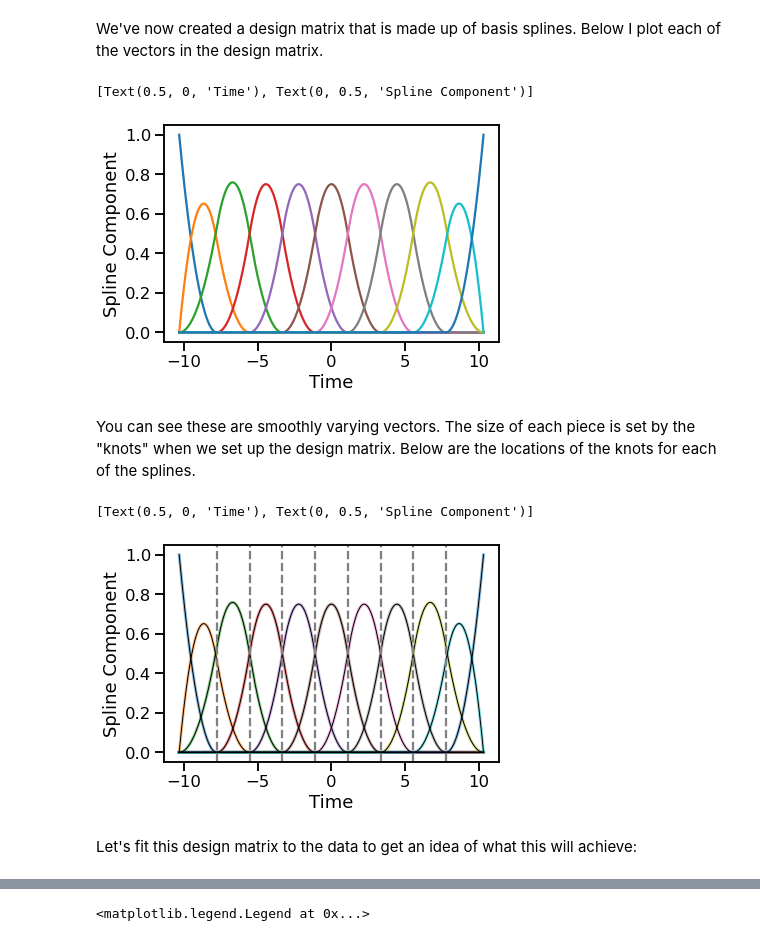
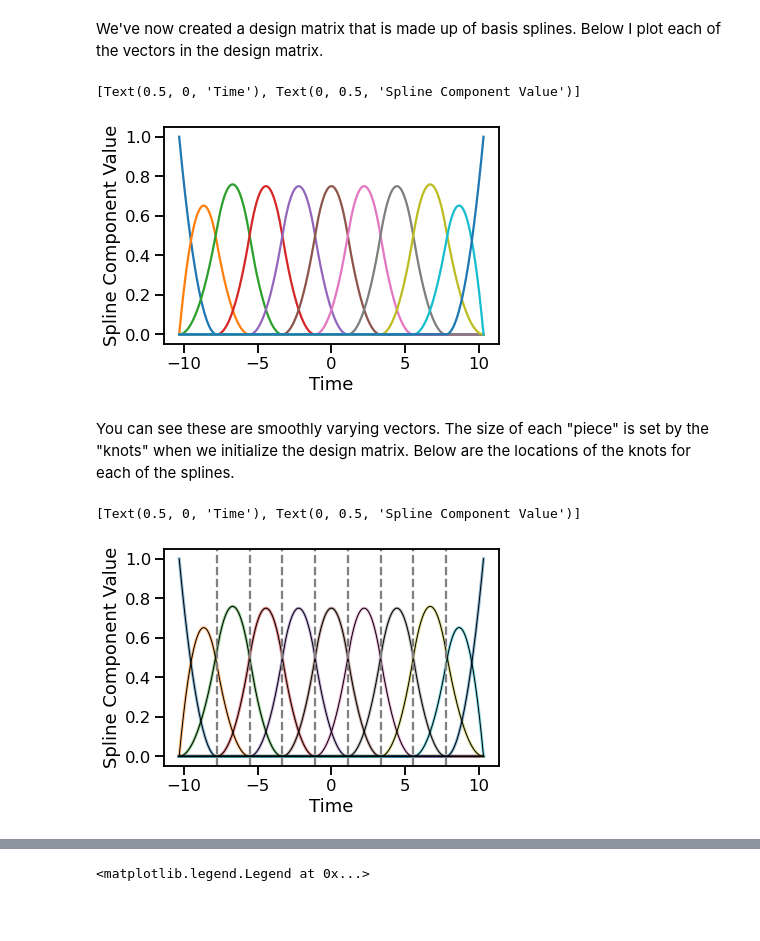
Before and after one commit to christinahedges/BuildingFastLinearModels, a Jupyter notebook: docs/1-3_real-life-linear-models.ipynb, the cells around one changed output, grey strips where cells are left out. Saved outputs shown, nothing was run; the diff lists cells and outputs as text; code cells hidden in the pictures; blank space fills up the shorter version.

```diff
--- a/docs/1-3_real-life-linear-models.ipynb
+++ b/docs/1-3_real-life-linear-models.ipynb
@@ -223,8 +223,8 @@ Let's try it. We're going to use basis-splines or b-splines to achieve this.
 # %%
 from patsy import dmatrix
 knots = list(np.linspace(10, -10, 10)[1:-1])
-A_spline = np.asarray(dmatrix(f"bs(x, knots={knots}, degree=2, include_intercept=True) - 1",
-                            {"x": x}))
+A_spline = np.asarray(dmatrix(f"bs(x, knots=knots, degree=2, include_intercept=True) - 1",
+                            {"x": x, "knots":knots}))
 # %%
 A_spline.shape
 # %% [output]
@@ -234,21 +234,18 @@ We've now created a design matrix that is made up of basis splines. Below I plot
 # %%
 fig, ax = plt.subplots()
 ax.plot(x, A_spline)
-ax.set(xlabel="Time", ylabel="Spline Component")
+ax.set(xlabel="Time", ylabel="Spline Component Value")
 # %% [output]
-[Text(0.5, 0, 'Time'), Text(0, 0.5, 'Spline Component')]
+[Text(0.5, 0, 'Time'), Text(0, 0.5, 'Spline Component Value')]
-[figure, old version]
+[figure, new version]
 # %% [markdown]
-You can see these are smoothly varying vectors. The size of each piece is set by the "knots" when we set up the design matrix. Below are the locations of the knots for each of the splines.
+You can see these are smoothly varying vectors. The size of each "piece" is set by the "knots" when we initialize the design matrix. Below are the locations of the knots for each of the splines.
 # %%
 fig, ax = plt.subplots()
 ax.plot(x, A_spline, alpha=0.5, lw=3)
 ax.plot(x, A_spline, color='k', lw=1)
 [ax.axvline(k, c='grey', ls='--') for k in knots];
-ax.set(xlabel="Time", ylabel="Spline Component")
-ax.set(xlabel="Time", ylabel="Spline Component")
+ax.set(xlabel="Time", ylabel="Spline Component Value")
 # %% [output]
-[Text(0.5, 0, 'Time'), Text(0, 0.5, 'Spline Component')]
+[Text(0.5, 0, 'Time'), Text(0, 0.5, 'Spline Component Value')]
-[figure, old version]
+[figure, new version]
-# %% [markdown]
-Let's fit this design matrix to the data to get an idea of what this will achieve:
```
Also changed, not shown: parts of 48 cells of this notebook, 5 other files.
